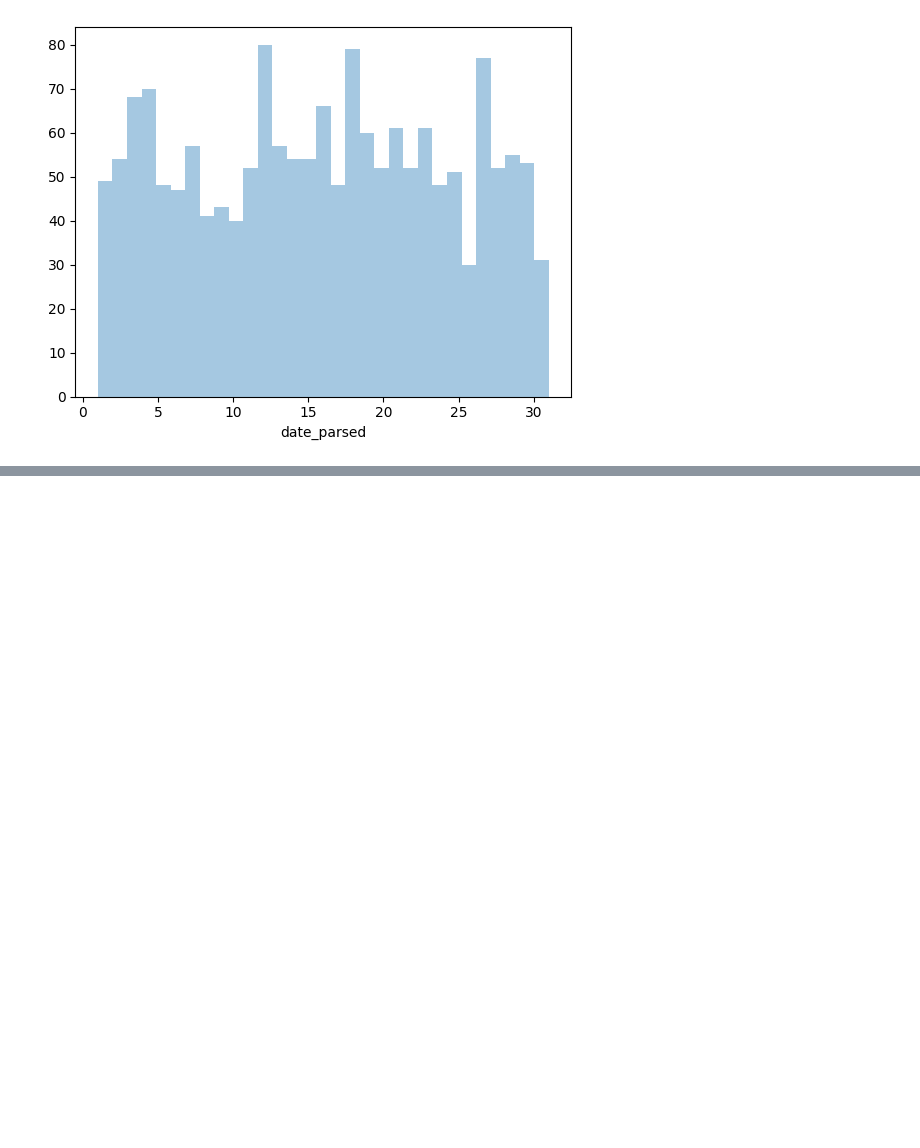
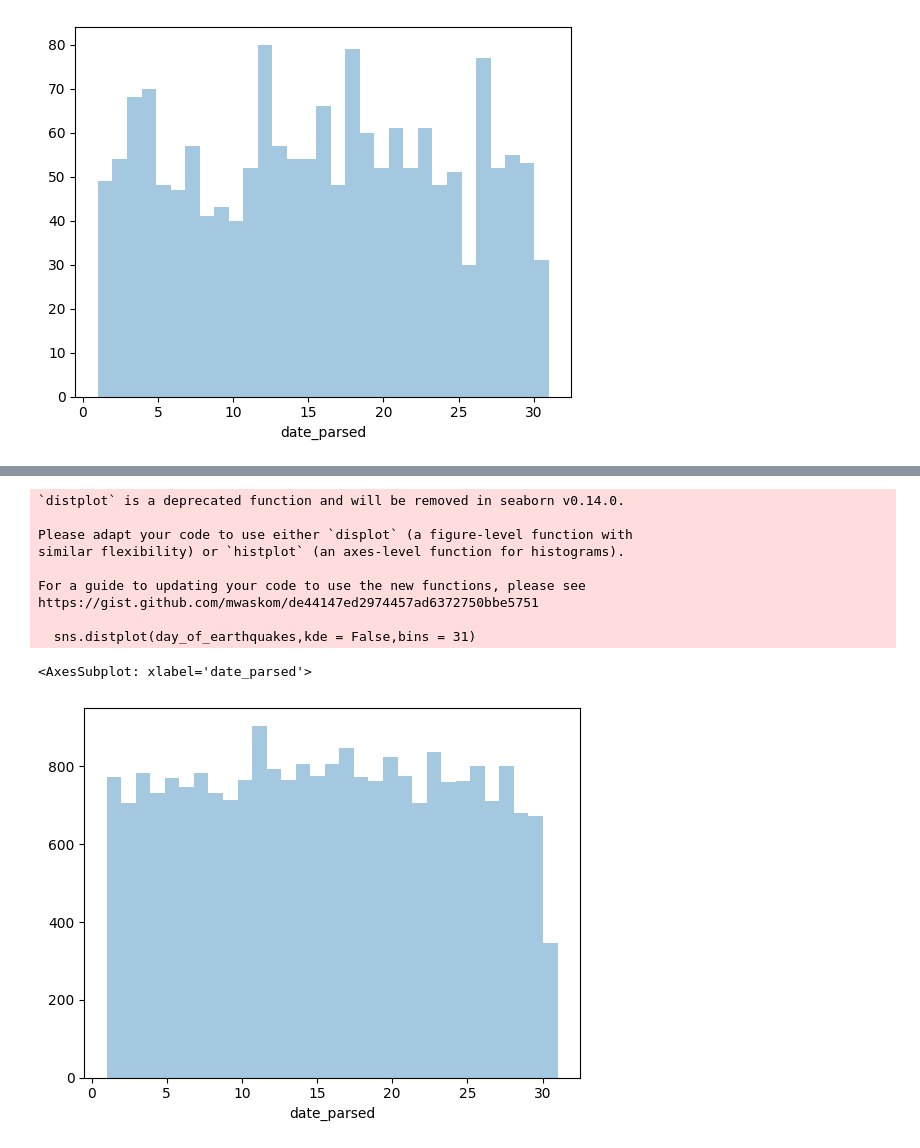
Before and after one commit to saurav1066/Data-Science-, a Jupyter notebook: data-cleaning.ipynb, the cells around one changed output, grey strips where cells are left out. Cells and saved outputs as stored; diff of their text form; code cells hidden in the pictures; blank space fills up the shorter version.

Commit message:
Converting the parsed date again for correct datatype

```diff
--- a/data-cleaning.ipynb
+++ b/data-cleaning.ipynb
@@ -523,0 +507,9 @@ Name: date_parsed, Length: 23412, dtype: object
+# %%
+#trying same for earthquake
+
+print(earthquakes['date_parsed'].head)
+ #since the datatype is still object lets parse it again
+earthquakes['date_parsed'] = pd.to_datetime(earthquakes['date_parsed'],utc = True)
+
+earthquakes['date_parsed'].head
+#now we wan see the dtype is changed
@@ -523,0 +541,16 @@ Name: date_parsed, Length: 23412, dtype: object
+# %%
+#plotting days of eaarthquakes
+day_of_earthquakes = earthquakes['date_parsed'].dt.day
+sns.distplot(day_of_earthquakes,kde = False,bins = 31)
+# %% [output]
+`distplot` is a deprecated function and will be removed in seaborn v0.14.0.
+
+Please adapt your code to use either `displot` (a figure-level function with
+similar flexibility) or `histplot` (an axes-level function for histograms).
+
+For a guide to updating your code to use the new functions, please see
+https://gist.github.com/mwaskom/de44147ed2974457ad6372750bbe5751
+
+  sns.distplot(day_of_earthquakes,kde = False,bins = 31)
+<AxesSubplot: xlabel='date_parsed'>
+[figure, added]
```
Also changed, not shown: parts of 7 cells of this notebook.
